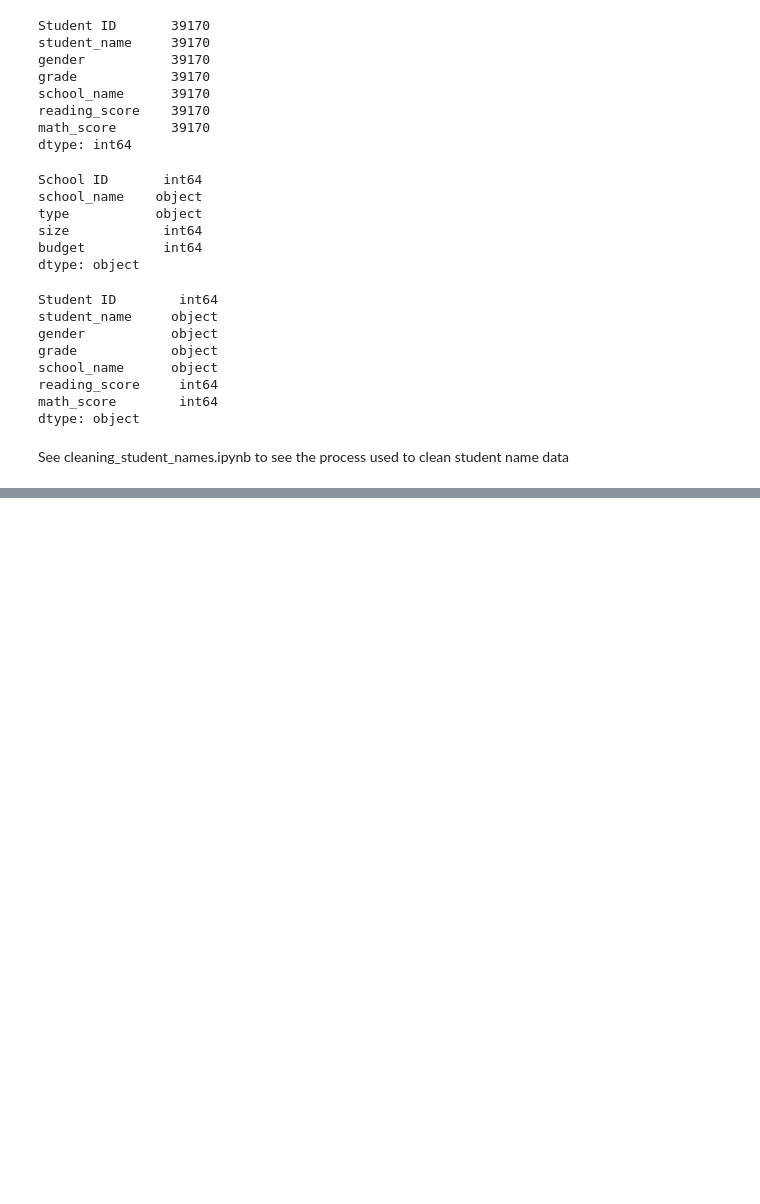
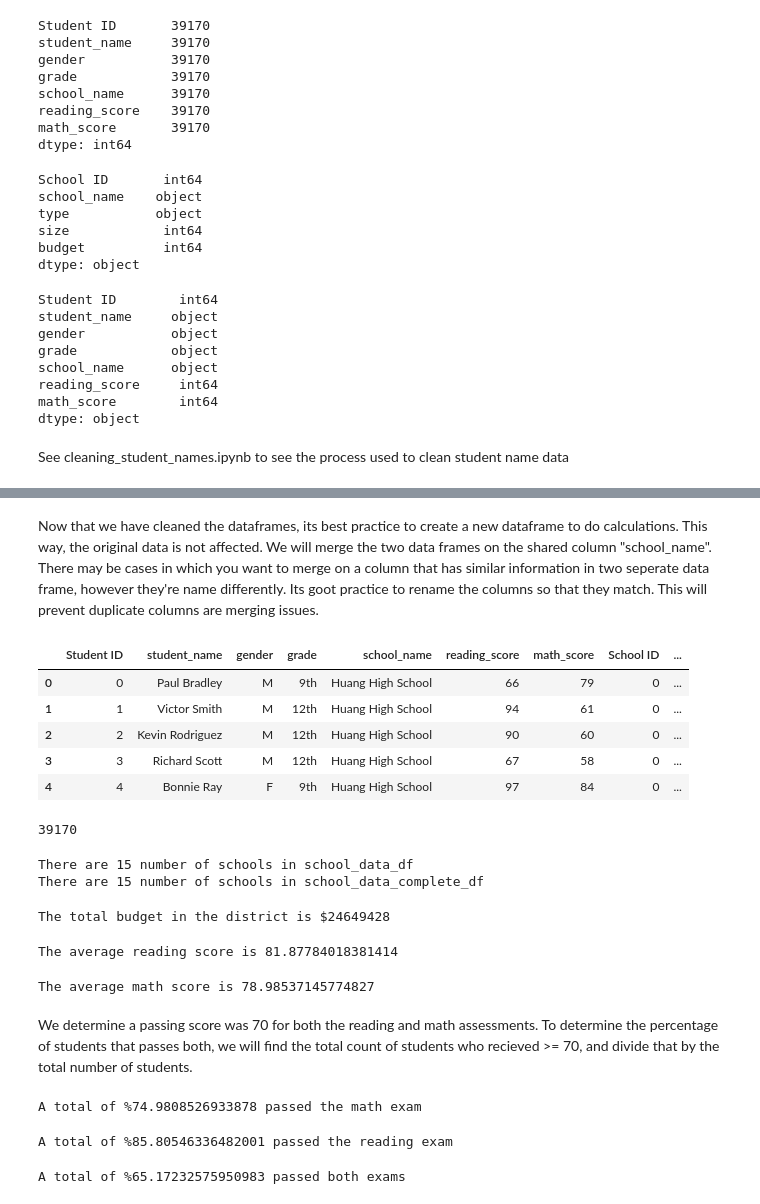
Before and after one commit to sfnxboy/School_District_Analysis, a Jupyter notebook: PyCitySchools.ipynb, the cells around one changed output, grey strips where cells are left out. Drawn from its saved outputs; the diff is of its cells as text; code cells hidden in the pictures; blank space fills up the shorter version.

```diff
--- a/PyCitySchools.ipynb
+++ b/PyCitySchools.ipynb
@@ -165,0 +180,74 @@ student_data
+# %% [markdown]
+Now that we have cleaned the dataframes, its best practice to create a new dataframe to do calculations. This way, the original data is not affected. We will merge the two data frames on the shared column "school_name". There may be cases in which you want to merge on a column that has similar information in two seperate data frame, however they're name differently. Its goot practice to rename the columns so that they match. This will prevent duplicate columns are merging issues.
+# %%
+# Combine the data into a single dataset.
+school_data_complete_df = pd.merge(student_data_df, school_data_df, on=["school_name", "school_name"])
+school_data_complete_df.head()
+# %% [output]
+|  | Student ID | student_name | gender | grade | school_name | reading_score | math_score | School ID | ... |
+| 0 | 0 | Paul Bradley | M | 9th | Huang High School | 66 | 79 | 0 | ... |
+| 1 | 1 | Victor Smith | M | 12th | Huang High School | 94 | 61 | 0 | ... |
+| 2 | 2 | Kevin Rodriguez | M | 12th | Huang High School | 90 | 60 | 0 | ... |
+| 3 | 3 | Richard Scott | M | 12th | Huang High School | 67 | 58 | 0 | ... |
+| 4 | 4 | Bonnie Ray | F | 9th | Huang High School | 97 | 84 | 0 | ... |
+# %%
+# Get the total number of students
+student_count = school_data_complete_df["Student ID"].count()
+student_count
+# %% [output]
+39170
+# %%
+# Calculate the total number of schools in school_data_df
+school_count = school_data_df["school_name"].count()
+print("There are " + str(school_count) + " number of schools in school_data_df")
+
+# Calculate the total number of schools in school_data_complete_df
+school_count2 = school_data_complete_df["school_name"].unique()
+print("There are " + str(len(school_count2)) + " number of schools in school_data_complete_df")
+# %% [output]
+There are 15 number of schools in school_data_df
+There are 15 number of schools in school_data_complete_df
+# %%
+# Calculate total budget
+total_budget = school_data_df["budget"].sum()
+print("The total budget in the district is $" + str(total_budget))
+# %% [output]
+The total budget in the district is $24649428
+# %%
+# Find average reading score
+average_reading_score = school_data_complete_df["reading_score"].mean()
+print("The average reading score is " + str(average_reading_score))
+# %% [output]
+The average reading score is 81.87784018381414
+# %%
+# Find the average math score
+average_math_score = school_data_complete_df["math_score"].mean()
+print("The average math score is " + str(average_math_score))
+# %% [output]
+The average math score is 78.98537145774827
+# %% [markdown]
+We determine a passing score was 70 for both the reading and math assessments. To determine the percentage of students that passes both, we will find the total count of students who recieved >= 70, and divide that by the total number of students.
+# %%
+# Calculate the number of students passed the math assessment
+passing_math = school_data_complete_df[school_data_complete_df["math_score"] >= 70]
+passing_math_count = passing_math["student_name"].count()
+passing_math_percent = passing_math_count/student_count * 100
+print("A total of %" + str(passing_math_percent) + " passed the math exam")
+# %% [output]
+A total of %74.9808526933878 passed the math exam
+# %%
+# Calculate the number of students who passed the reading assessment
+passing_reading = school_data_complete_df[school_data_complete_df["reading_score"] >= 70]
+passing_reading_count = passing_reading["student_name"].count()
+passing_reading_percent = passing_reading_count/student_count * 100
+print("A total of %" + str(passing_reading_percent) + " passed the reading exam")
+# %% [output]
+A total of %85.80546336482001 passed the reading exam
+# %%
+# Calculate the Overall Passing Percentage
+passing_math_reading = school_data_complete_df[(school_data_complete_df["math_score"] >= 70) & (school_data_complete_df["reading_score"] >= 70)]
+passing_math_reading_count = passing_math_reading["student_name"].count()
+passing_math_reading_percent = passing_math_reading_count/student_count * 100
+print("A total of %" + str(passing_math_reading_percent) + " passed both exams")
+# %% [output]
+A total of %65.17232575950983 passed both exams
```
Also changed, not shown: parts of 7 cells of this notebook.
